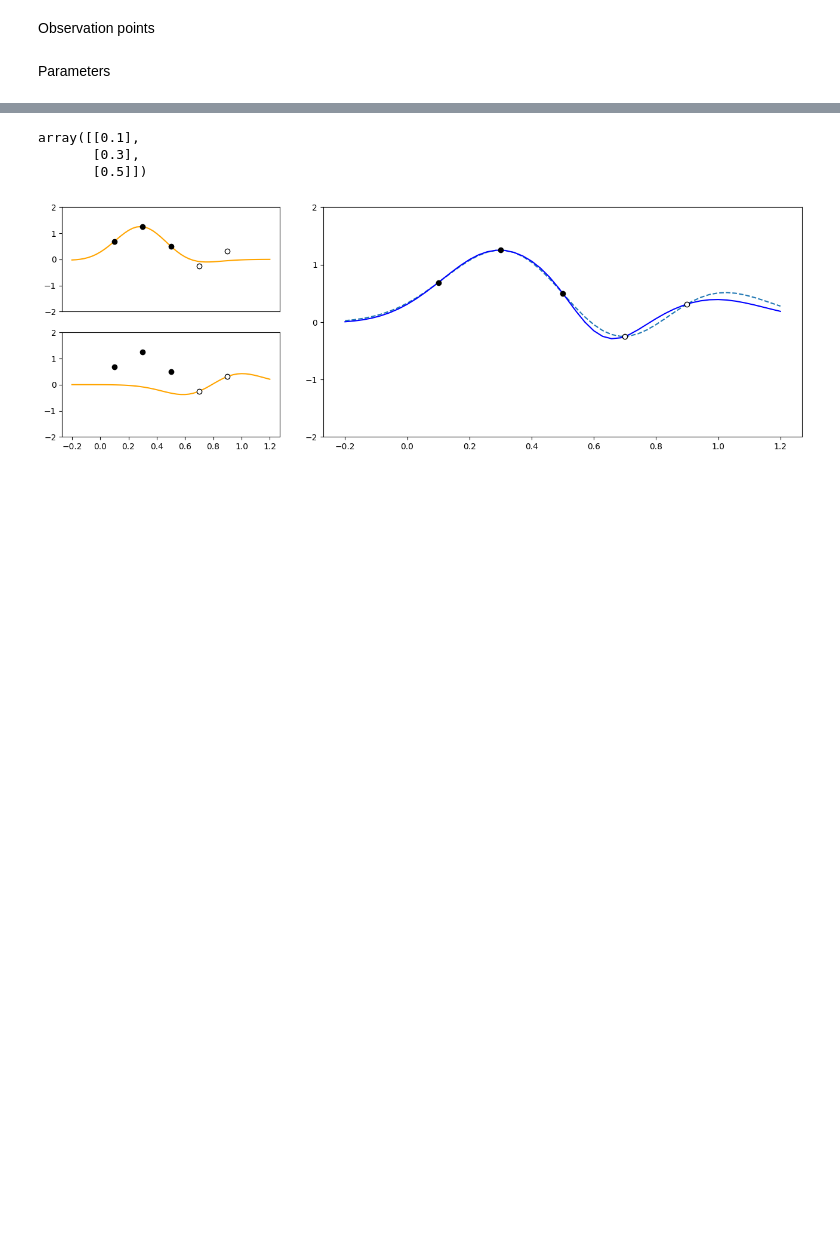
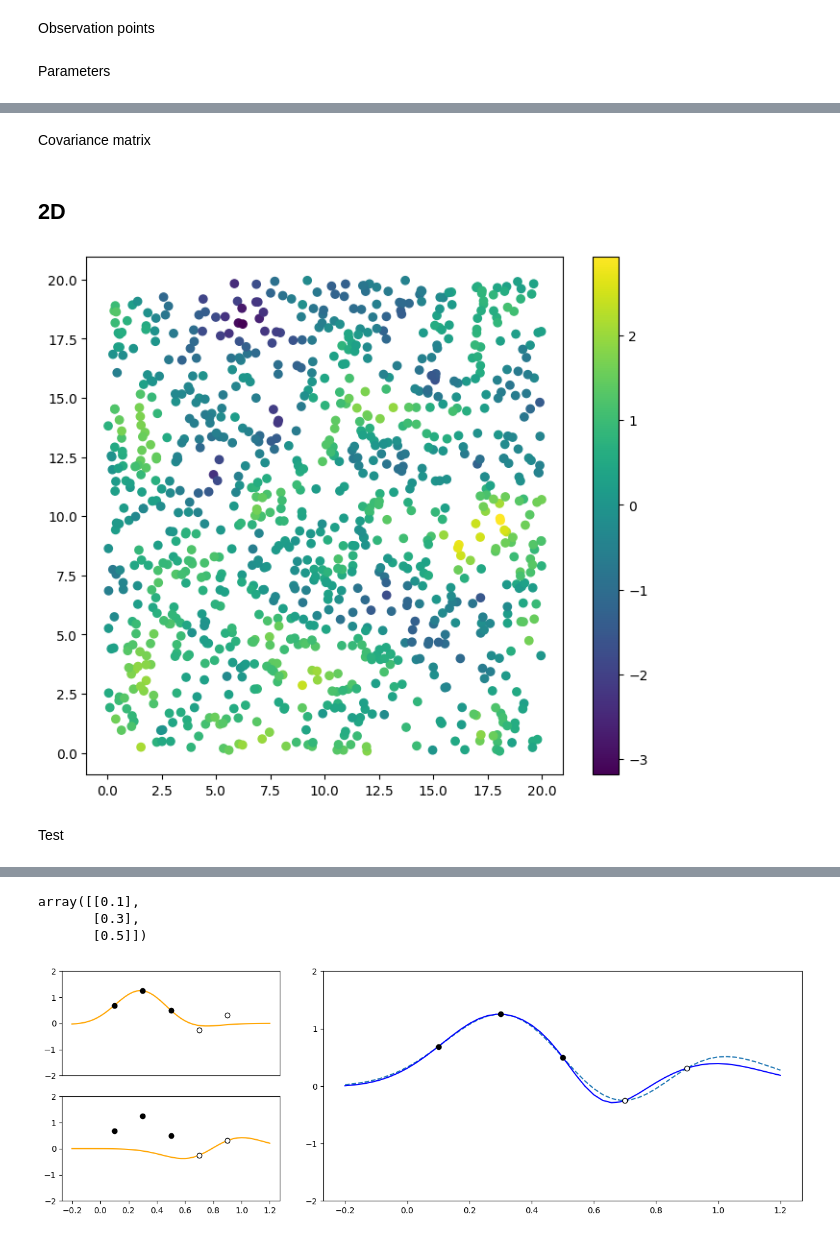
Before and after one commit to AlejandroVillazonG/NestedCoKriging, a Jupyter notebook: 3 nestedKriging.ipynb, the cells around one changed output, grey strips where cells are left out. Saved outputs shown, nothing was run; the diff lists cells and outputs as text; code cells hidden in the pictures; blank space fills up the shorter version.

```diff
--- a/3 nestedKriging.ipynb
+++ b/3 nestedKriging.ipynb
@@ -14,0 +17,5 @@ Functions
+# %%
+matern_model = lambda t, nu: np.vectorize(lambda x: 2**(1-nu) / gamma(nu) * (t*x)**nu * kv(nu, t*x))
+
+def cov_matrix(cov_model, X_1, X_2):
+    return np.nan_to_num(cov_model(cdist(X_1,X_2)), nan=1)
@@ -66,7 +212,7 @@ matern_model = lambda t, nu: np.vectorize(lambda x: 2**(1-nu) / gamma(nu) * (t*x
 Observation points
 # %%
 d = 2
-n = 500
+n = 1_000
 sup = 20
 X = np.random.uniform(0, sup, (n,d))
 # %% [markdown]
@@ -79,6 +223,16 @@ Models
+# %% [markdown]
+Covariance matrix
 # %%
-cov = matern_model(theta, nu)
+sigma = cov_matrix(matern_model(theta, nu), X, X)
-# %%
-sigma = np.nan_to_num(cov(cdist(X, X)), nan=1)
 # %%
 Y = np.linalg.cholesky(sigma) @ np.random.normal(0, 1, n)
+# %% [markdown]
+## 2D
+# %%
+plt.figure(figsize=(8,7))
+plt.scatter(X[:,0], X[:,1], c=Y)
+plt.colorbar();
+# %% [output]
+[figure, added]
+# %% [markdown]
+Test
```
Also changed, not shown: parts of 30 cells of this notebook.
